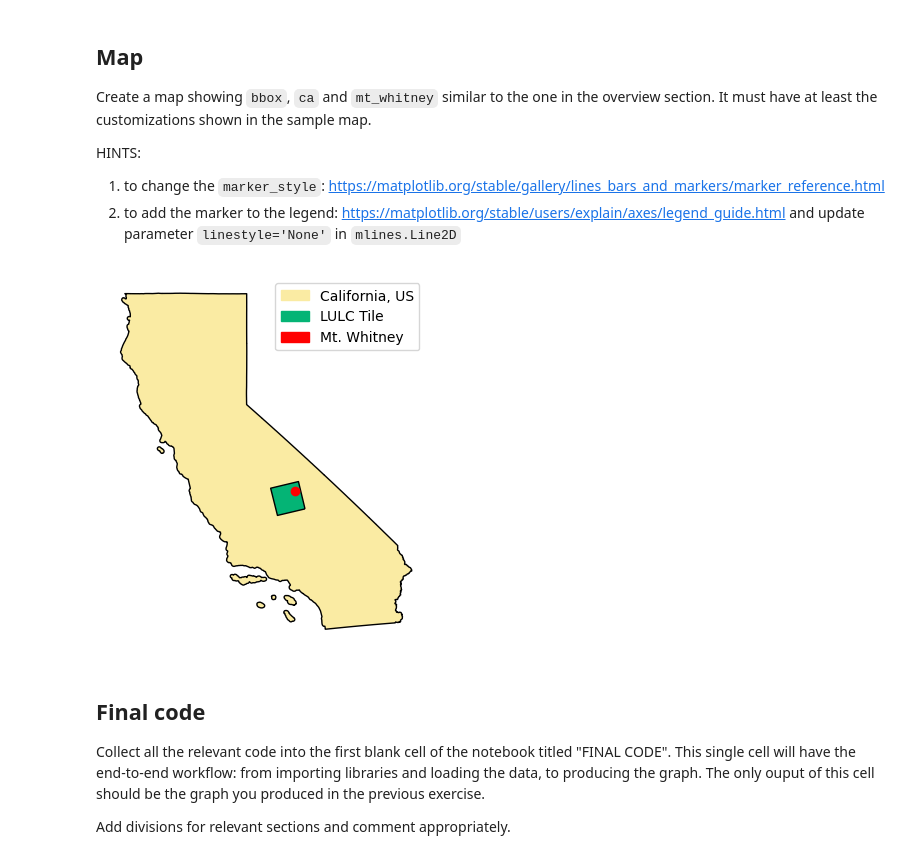
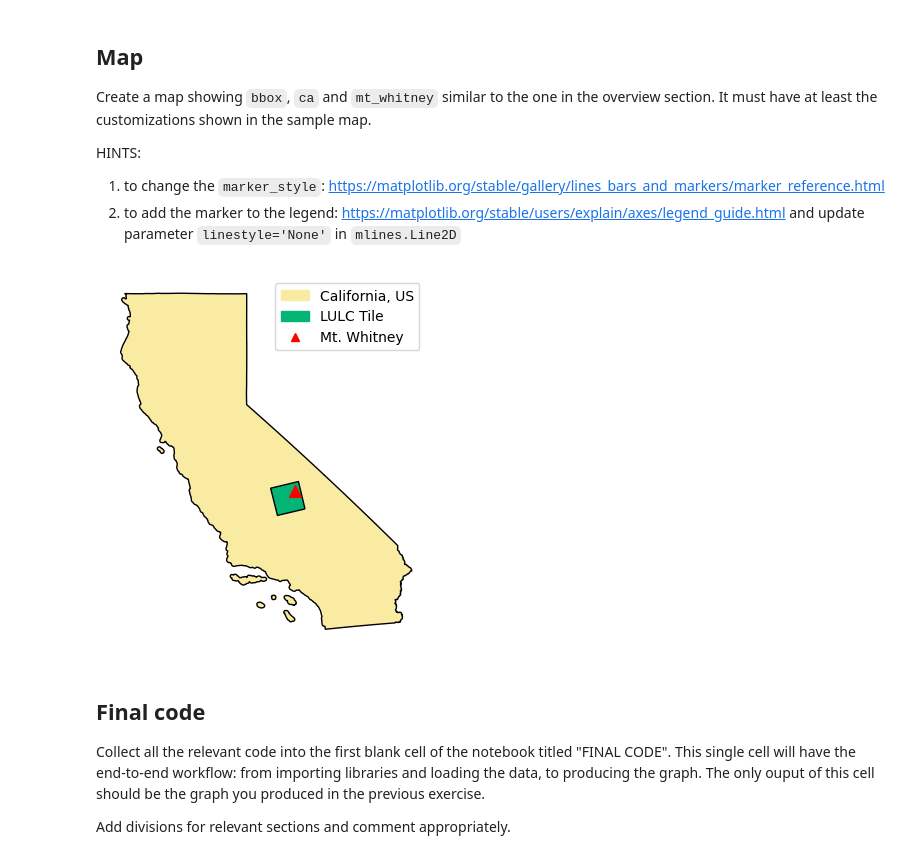
Before and after one commit to cnordheim-maestas/eds-220-hwk4, a Jupyter notebook: hwk4-task1-whitney-map.ipynb, the cells around one changed output. Saved outputs shown, nothing was run; the diff lists cells and outputs as text; code cells hidden in the pictures.

```diff
--- a/hwk4-task1-whitney-map.ipynb
+++ b/hwk4-task1-whitney-map.ipynb
@@ -225,34 +226,34 @@ HINTS:
 # %%
 fig, ax= plt.subplots()
 ax.axis('off') # remove the pesky box
 #----------------------------------
 # California
 # change color and add balck border
 ca.plot(ax=ax, color='#faeba3', edgecolor='black')
 # make legend pretty
 ca_patch = mpatches.Patch(color='#faeba3', label = 'California, US')
 
 #----------------------------------
 # bbox
 # change color and add balck border
 bbox_reprojected.plot(ax=ax, color='#04b475', edgecolor='black')
 # make legend pretty
 bbox_patch = mpatches.Patch(color='#04b475', label = 'LULC Tile')
 
 #----------------------------------
 # mount whitney
 # change color and add balck border
-mount_reprojected.plot(ax=ax, color='red')
+mount_reprojected.plot(ax=ax, color='red', marker="^",markersize=70)
 # make legend pretty
-mount_patch = mpatches.Patch(color='red', label = 'Mt. Whitney')
+mount_patch = mlines.Line2D([],[], color='red', label = 'Mt. Whitney', marker="^", linestyle= 'None')
 
 #----------------------------------
 # create a legend
-ax.legend(handles = [ca_patch, bbox_patch, mount_patch], loc='upper right')
+ax.legend(handles = [ca_patch, bbox_patch, mount_patch], loc='upper right', bbox_to_anchor= (1,1))
 
 plt.show()
 # %% [output]
-[figure, old version]
+[figure, new version]
 # %% [markdown]
 ## Final code
 Collect all the relevant code into the first blank cell of the notebook titled "FINAL CODE". This single cell will have the end-to-end workflow: from importing libraries and loading the data, to producing the graph. The only ouput of this cell should be the graph you produced in the previous exercise.
```
Also changed, not shown: parts of 1 cell of this notebook, 1 other file.
